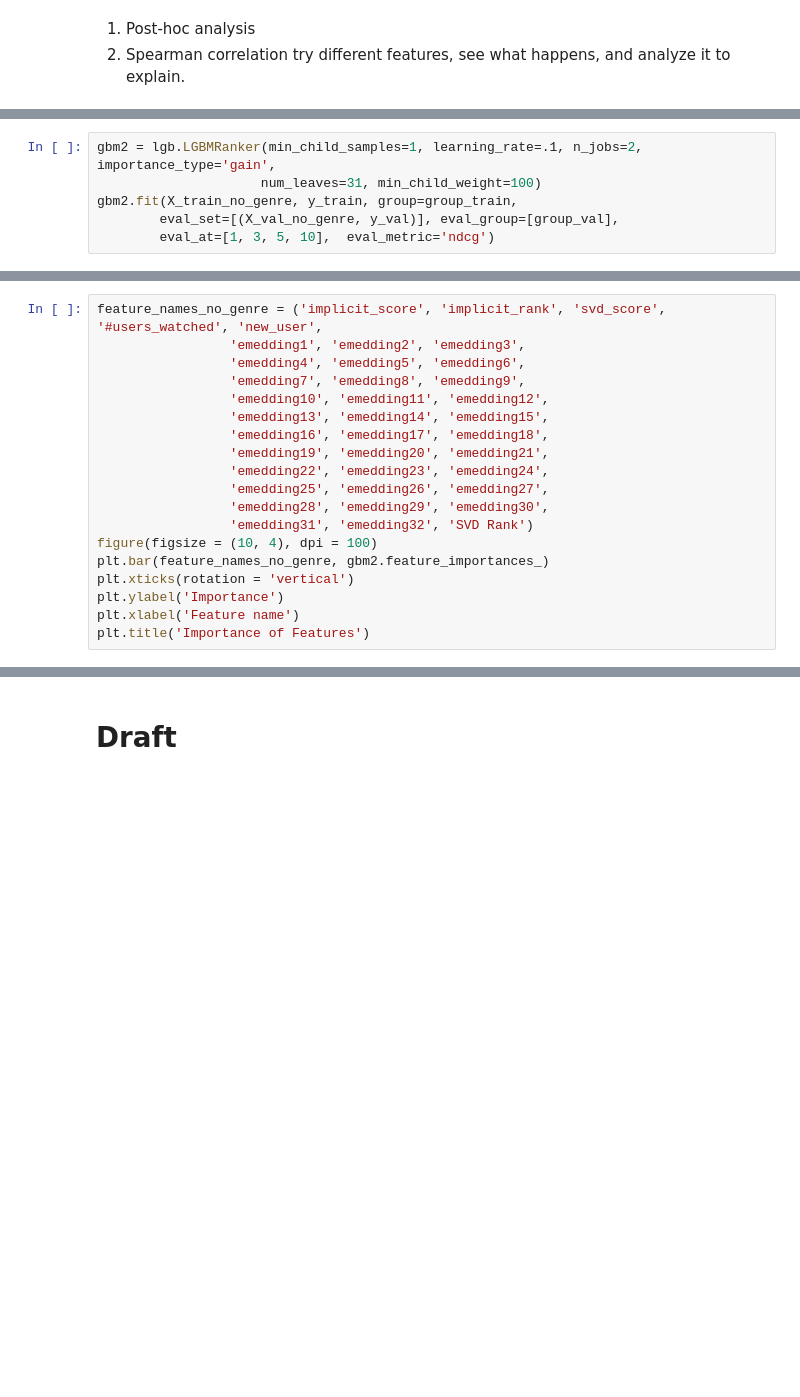
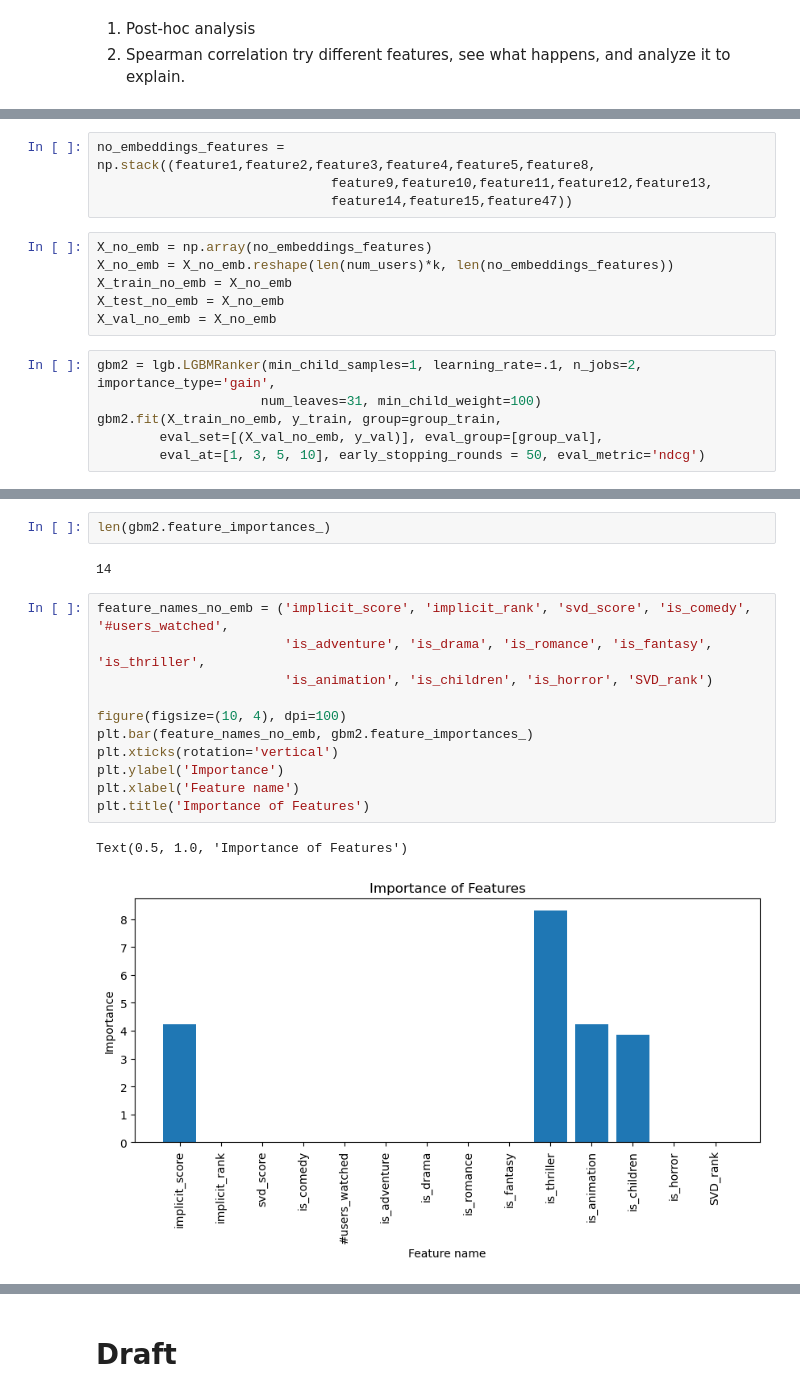
Before and after one commit to papadopoulosMichail/RecSys-using-LearningToRank, a Jupyter notebook: MovieLens/Baseline.ipynb, the cells around one changed output, grey strips where cells are left out. Cells and saved outputs as stored; diff of their text form; blank space fills up the shorter version.

```diff
--- a/MovieLens/Baseline.ipynb
+++ b/MovieLens/Baseline.ipynb
@@ -1158,6 +1415,16 @@ X_no_genre.shape
+# %%
+no_embeddings_features = np.stack((feature1,feature2,feature3,feature4,feature5,feature8,
+                              feature9,feature10,feature11,feature12,feature13,
+                              feature14,feature15,feature47))
+# %%
+X_no_emb = np.array(no_embeddings_features)
+X_no_emb = X_no_emb.reshape(len(num_users)*k, len(no_embeddings_features))
+X_train_no_emb = X_no_emb
+X_test_no_emb = X_no_emb
+X_val_no_emb = X_no_emb
 # %%
 gbm2 = lgb.LGBMRanker(min_child_samples=1, learning_rate=.1, n_jobs=2, importance_type='gain',
                      num_leaves=31, min_child_weight=100)
-gbm2.fit(X_train_no_genre, y_train, group=group_train,
-        eval_set=[(X_val_no_genre, y_val)], eval_group=[group_val],
-        eval_at=[1, 3, 5, 10],  eval_metric='ndcg')
+gbm2.fit(X_train_no_emb, y_train, group=group_train,
+        eval_set=[(X_val_no_emb, y_val)], eval_group=[group_val],
+        eval_at=[1, 3, 5, 10], early_stopping_rounds = 50, eval_metric='ndcg')
@@ -1164,21 +1451,20 @@ gbm2.fit(X_train_no_genre, y_train, group=group_train,
+# %%
+len(gbm2.feature_importances_)
+# %% [output]
+14
 # %%
-feature_names_no_genre = ('implicit_score', 'implicit_rank', 'svd_score', '#users_watched', 'new_user',
-                 'emedding1', 'emedding2', 'emedding3',
-                 'emedding4', 'emedding5', 'emedding6',
-                 'emedding7', 'emedding8', 'emedding9',
-                 'emedding10', 'emedding11', 'emedding12',
-                 'emedding13', 'emedding14', 'emedding15',
-                 'emedding16', 'emedding17', 'emedding18',
-                 'emedding19', 'emedding20', 'emedding21',
-                 'emedding22', 'emedding23', 'emedding24',
-                 'emedding25', 'emedding26', 'emedding27',
-                 'emedding28', 'emedding29', 'emedding30',
-                 'emedding31', 'emedding32', 'SVD Rank')
-figure(figsize = (10, 4), dpi = 100)
-plt.bar(feature_names_no_genre, gbm2.feature_importances_)
-plt.xticks(rotation = 'vertical')
+feature_names_no_emb = ('implicit_score', 'implicit_rank', 'svd_score', 'is_comedy', '#users_watched',
+                        'is_adventure', 'is_drama', 'is_romance', 'is_fantasy', 'is_thriller',
+                        'is_animation', 'is_children', 'is_horror', 'SVD_rank')
+
+figure(figsize=(10, 4), dpi=100)
+plt.bar(feature_names_no_emb, gbm2.feature_importances_)
+plt.xticks(rotation='vertical')
 plt.ylabel('Importance')
 plt.xlabel('Feature name')
 plt.title('Importance of Features')
+# %% [output]
+Text(0.5, 1.0, 'Importance of Features')
+[figure, added]
 # %%
 gbm2.feature_importances_
```
Also changed, not shown: parts of 95 cells of this notebook, 1 other file.
